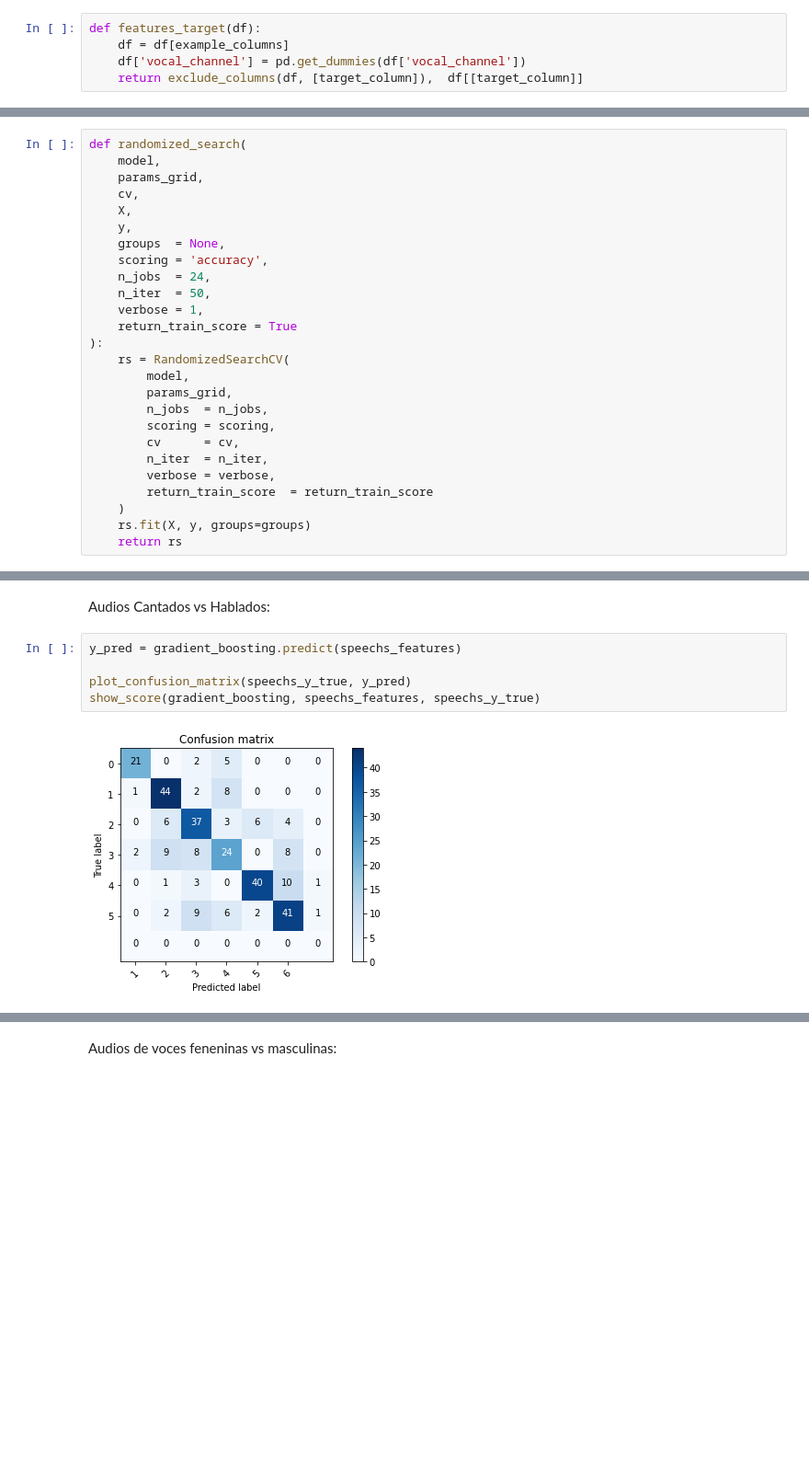
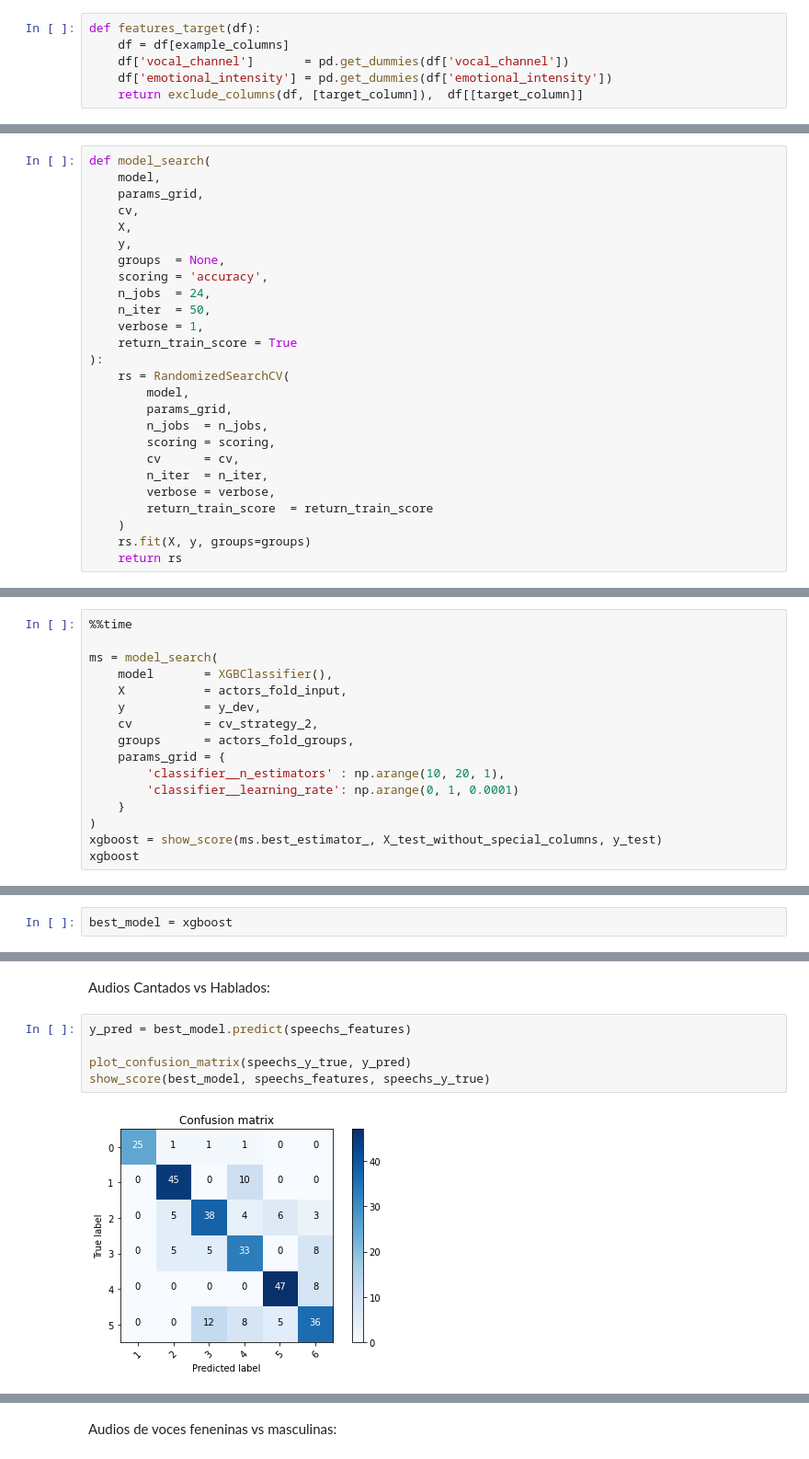
Before and after one commit to magistery-tps/aa-tp2, a Jupyter notebook: notebooks/tp2.ipynb, the cells around one changed output, grey strips where cells are left out. Shown at 92% size. Drawn from its saved outputs; the diff is of its cells as text; blank space fills up the shorter version.

Commit message:
feat: use xgboost

```diff
--- a/notebooks/tp2.ipynb
+++ b/notebooks/tp2.ipynb
@@ -115,7 +121,8 @@ Name: vocal_channel, dtype: int64
 # %%
 def features_target(df):
     df = df[example_columns]
-    df['vocal_channel'] = pd.get_dummies(df['vocal_channel'])
+    df['vocal_channel']       = pd.get_dummies(df['vocal_channel'])
+    df['emotional_intensity'] = pd.get_dummies(df['emotional_intensity'])
     return exclude_columns(df, [target_column]),  df[[target_column]]
 # %%
 features, target = features_target(dataset)
@@ -288,7 +321,7 @@ GradientBoostingClassifier()
 # %% [markdown]
 #### 3. Realizar la división de datos de la manera que considere más adecuada, teniendo en cuenta el análisis realizado en b), y comparar el desempeño de Random Forests y AdaBoost. Realizar una búsqueda de hiperparámetros para ambos modelos. Para esto, deberá elegirse una métrica de evaluación y justificar la elección. Reportar y analizar la matriz de confusión del mejor modelo, tanto para el caso de audios cantados como hablados.
 # %%
-def randomized_search(
+def model_search(
     model,
     params_grid,
     cv,
@@ -399,0 +441,16 @@ Wall time: 1min 38s
+# %%
+%%time
+
+ms = model_search(
+    model       = XGBClassifier(),
+    X           = actors_fold_input,
+    y           = y_dev,
+    cv          = cv_strategy_2,
+    groups      = actors_fold_groups,
+    params_grid = {
+        'classifier__n_estimators' : np.arange(10, 20, 1),
+        'classifier__learning_rate': np.arange(0, 1, 0.0001)
+    }
+)
+xgboost = show_score(ms.best_estimator_, X_test_without_special_columns, y_test)
+xgboost
@@ -400 +469,3 @@ Wall time: 1min 38s
+# %%
+best_model = xgboost
 # %%
@@ -422,9 +493,9 @@ woman_features = exclude_columns(woman_features, special_columns)
 # %% [markdown]
 Audios Cantados vs Hablados:
 # %%
-y_pred = gradient_boosting.predict(speechs_features)
+y_pred = best_model.predict(speechs_features)
 
 plot_confusion_matrix(speechs_y_true, y_pred)
-show_score(gradient_boosting, speechs_features, speechs_y_true)
+show_score(best_model, speechs_features, speechs_y_true)
 # %% [output]
-[figure, old version]
+[figure, new version]
```
Also changed, not shown: parts of 32 cells of this notebook, 3 other files.
